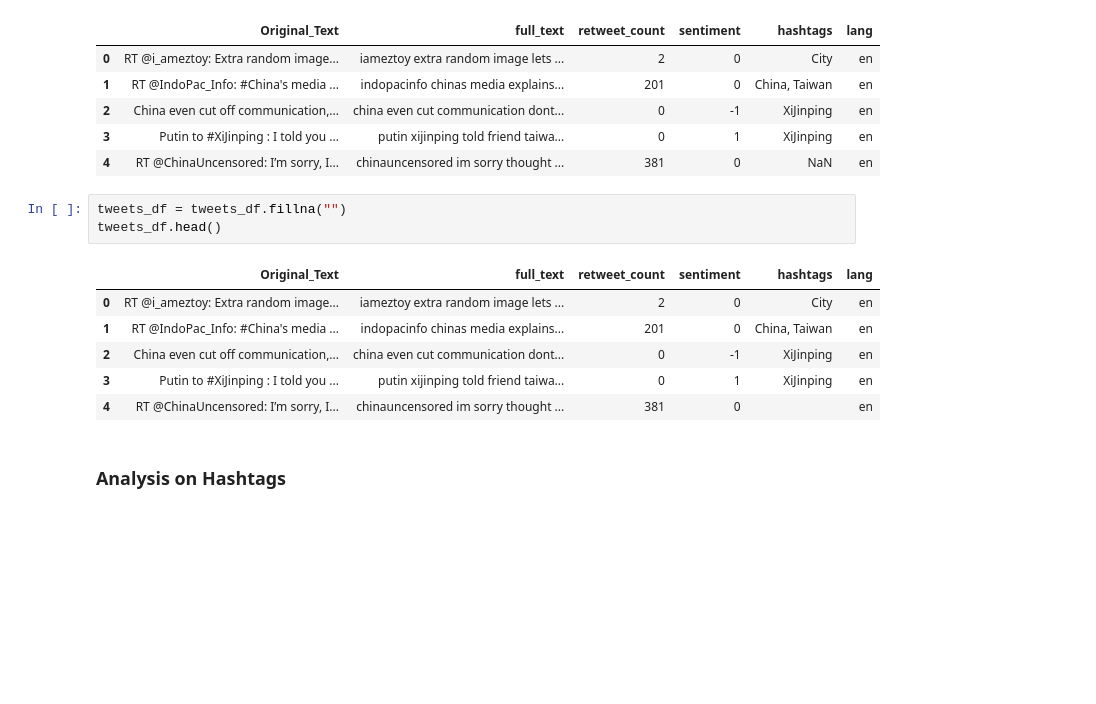
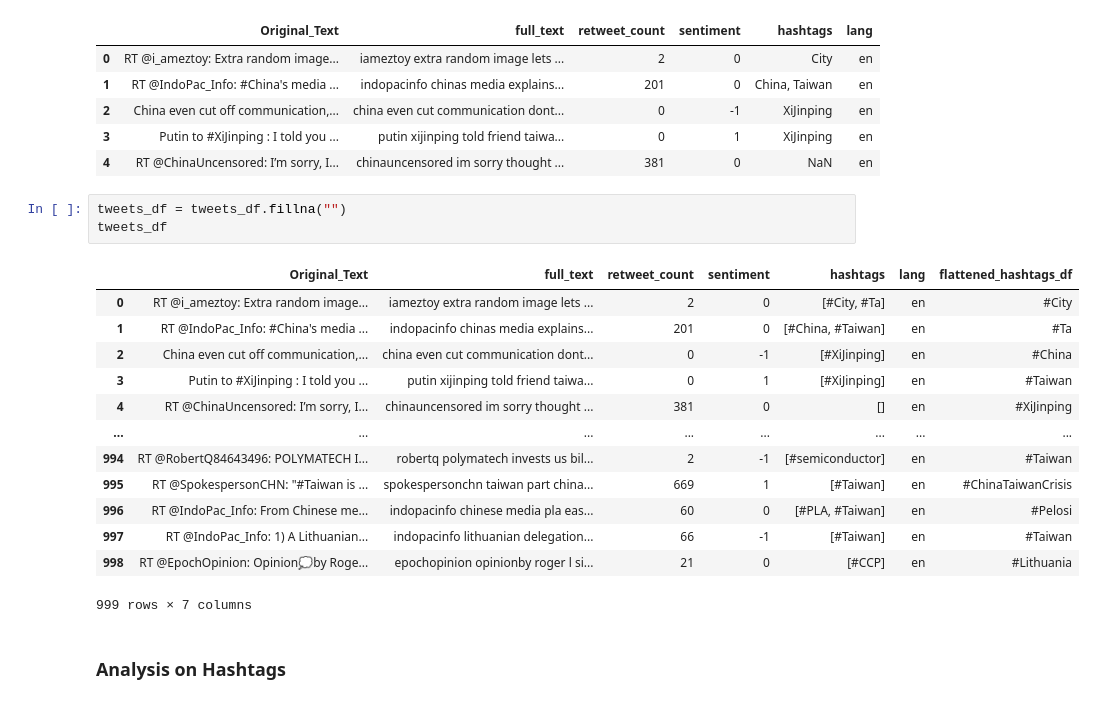
Before and after one commit to BirhanuGebisa/Twitter-Data-Analysis-Template, a Jupyter notebook: Notebook/EDA_Twitter.ipynb, the cells around one changed output. Cells and saved outputs as stored; diff of their text form; blank space fills up the shorter version.

```diff
--- a/Notebook/EDA_Twitter.ipynb
+++ b/Notebook/EDA_Twitter.ipynb
@@ -173,14 +173,21 @@ tweets_df.head()
 | 4 | RT @ChinaUncensored: I’m sorry, I... | chinauncensored im sorry thought ... | 381 | 0 | NaN | en |
 # %%
 tweets_df = tweets_df.fillna("")
-tweets_df.head()
+tweets_df
 # %% [output]
-|  | Original_Text | full_text | retweet_count | sentiment | hashtags | lang |
-| 0 | RT @i_ameztoy: Extra random image... | iameztoy extra random image lets ... | 2 | 0 | City | en |
-| 1 | RT @IndoPac_Info: #China's media ... | indopacinfo chinas media explains... | 201 | 0 | China, Taiwan | en |
-| 2 | China even cut off communication,... | china even cut communication dont... | 0 | -1 | XiJinping | en |
-| 3 | Putin to #XiJinping : I told you ... | putin xijinping told friend taiwa... | 0 | 1 | XiJinping | en |
-| 4 | RT @ChinaUncensored: I’m sorry, I... | chinauncensored im sorry thought ... | 381 | 0 |  | en |
+|  | Original_Text | full_text | retweet_count | sentiment | hashtags | lang | flattened_hashtags_df |
+| 0 | RT @i_ameztoy: Extra random image... | iameztoy extra random image lets ... | 2 | 0 | [#City, #Ta] | en | #City |
+| 1 | RT @IndoPac_Info: #China's media ... | indopacinfo chinas media explains... | 201 | 0 | [#China, #Taiwan] | en | #Ta |
+| 2 | China even cut off communication,... | china even cut communication dont... | 0 | -1 | [#XiJinping] | en | #China |
+| 3 | Putin to #XiJinping : I told you ... | putin xijinping told friend taiwa... | 0 | 1 | [#XiJinping] | en | #Taiwan |
+| 4 | RT @ChinaUncensored: I’m sorry, I... | chinauncensored im sorry thought ... | 381 | 0 | [] | en | #XiJinping |
+| ... | ... | ... | ... | ... | ... | ... | ... |
+| 994 | RT @RobertQ84643496: POLYMATECH I... | robertq polymatech invests us bil... | 2 | -1 | [#semiconductor] | en | #Taiwan |
+| 995 | RT @SpokespersonCHN: "#Taiwan is ... | spokespersonchn taiwan part china... | 669 | 1 | [#Taiwan] | en | #ChinaTaiwanCrisis |
+| 996 | RT @IndoPac_Info: From Chinese me... | indopacinfo chinese media pla eas... | 60 | 0 | [#PLA, #Taiwan] | en | #Pelosi |
+| 997 | RT @IndoPac_Info: 1) A Lithuanian... | indopacinfo lithuanian delegation... | 66 | -1 | [#Taiwan] | en | #Taiwan |
+| 998 | RT @EpochOpinion: Opinion💭by Roge... | epochopinion opinionby roger l si... | 21 | 0 | [#CCP] | en | #Lithuania |
+999 rows × 7 columns
 # %% [markdown]
 ### Analysis on Hashtags
 # %%
```
Also changed, not shown: parts of 8 cells of this notebook, 13 other files.
